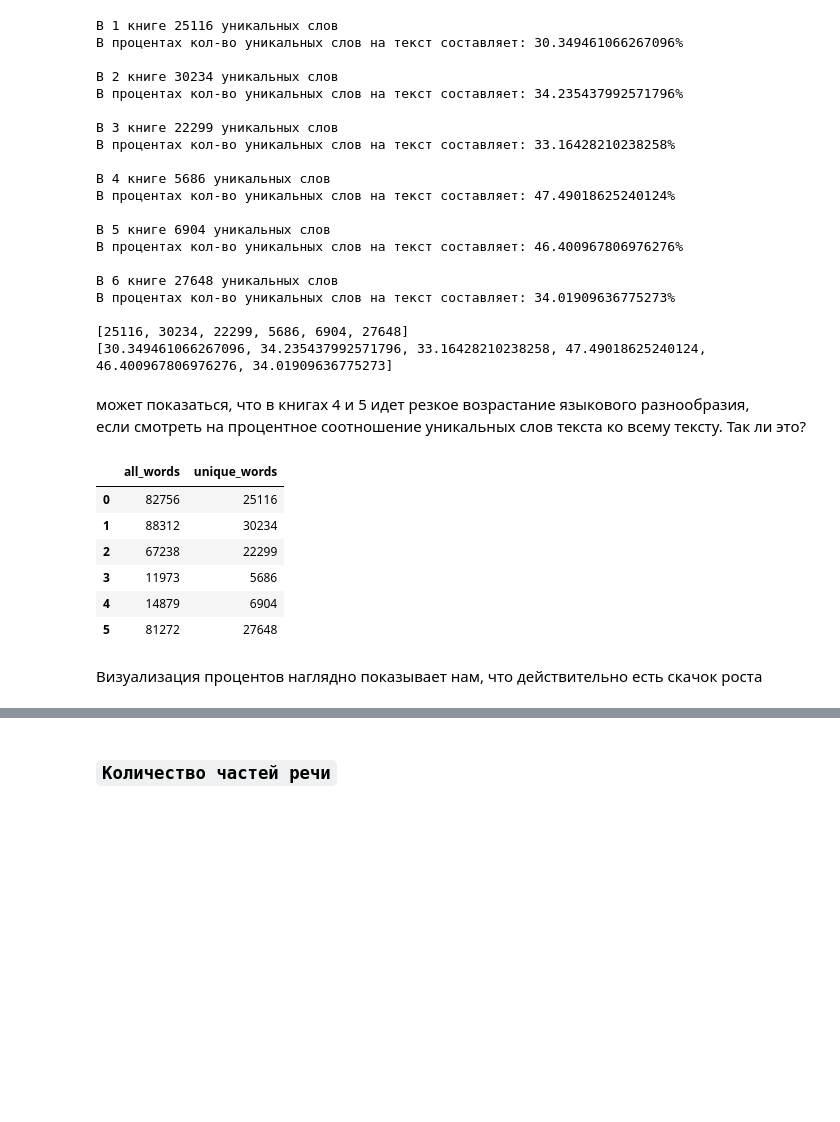
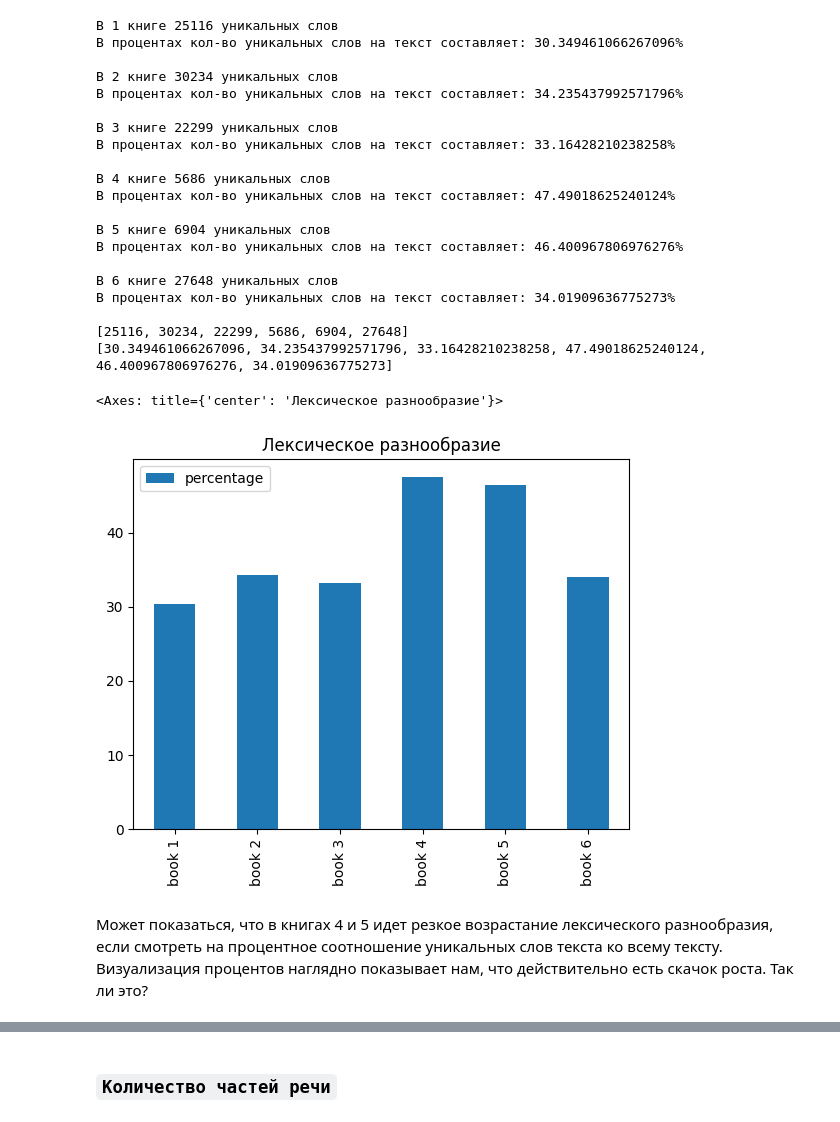
Before and after one commit to mariiabrynskaia/python, a Jupyter notebook: nlp/6_works/test_6.ipynb, the cells around one changed output, grey strips where cells are left out. Saved outputs shown, nothing was run; the diff lists cells and outputs as text; code cells hidden in the pictures; blank space fills up the shorter version.

```diff
--- a/nlp/6_works/test_6.ipynb
+++ b/nlp/6_works/test_6.ipynb
@@ -103,20 +114,19 @@ print(unique_words_percentage)
 
 [25116, 30234, 22299, 5686, 6904, 27648]
 [30.349461066267096, 34.235437992571796, 33.16428210238258, 47.49018625240124, 46.400967806976276, 34.01909636775273]
+# %%
+# сбор данных для визуализации
+df1 = pd.DataFrame(words_per_book, columns =['all_words'], index = ['book 1', 'book 2', 'book 3', 'book 4', 'book 5', 'book 6'])
+df2 = pd.DataFrame(unique_words_per_book, columns =['unique_words'], index = ['book 1', 'book 2', 'book 3', 'book 4', 'book 5', 'book 6'])
+data_percentage = pd.DataFrame(unique_words_percentage, columns =['percentage'], index = ['book 1', 'book 2', 'book 3', 'book 4', 'book 5', 'book 6'])
+data_words = pd.concat([df1, df2], axis=1)
+# display(data_words)
+# %%
+fig = data_percentage.plot.bar(title = 'Лексическое разнообразие')
+display(fig)
+# %% [output]
+<Axes: title={'center': 'Лексическое разнообразие'}>
+[figure, added]
 # %% [markdown]
-может показаться, что в книгах 4 и 5 идет резкое возрастание языкового разнообразия, <br> если смотреть на процентное соотношение уникальных слов текста ко всему тексту. Так ли это?
+Может показаться, что в книгах 4 и 5 идет резкое возрастание лексического разнообразия, <br> если смотреть на процентное соотношение уникальных слов текста ко всему тексту.<br>
+Визуализация процентов наглядно показывает нам, что действительно есть скачок роста. Так ли это?
-# %%
-df1 = pd.DataFrame(words_per_book, columns =['all_words'])
-df2 = pd.DataFrame(unique_words_per_book, columns =['unique_words'])
-df3 = pd.DataFrame(unique_words_percentage, columns =['percentage'])
-data_words = pd.concat([df1, df2], axis=1)
-data_percent = df3
-display(data_words)
-# %% [output]
-|  | all_words | unique_words |
-| 0 | 82756 | 25116 |
-| 1 | 88312 | 30234 |
-| 2 | 67238 | 22299 |
-| 3 | 11973 | 5686 |
-| 4 | 14879 | 6904 |
-| 5 | 81272 | 27648 |
@@ -126,4 +133,2 @@ fig.show()
-# %% [markdown]
-Визуализация процентов наглядно показывает нам, что действительно есть скачок роста
 # %%
 df = pd.DataFrame(dict(data_words))
```
Also changed, not shown: parts of 52 cells of this notebook.
